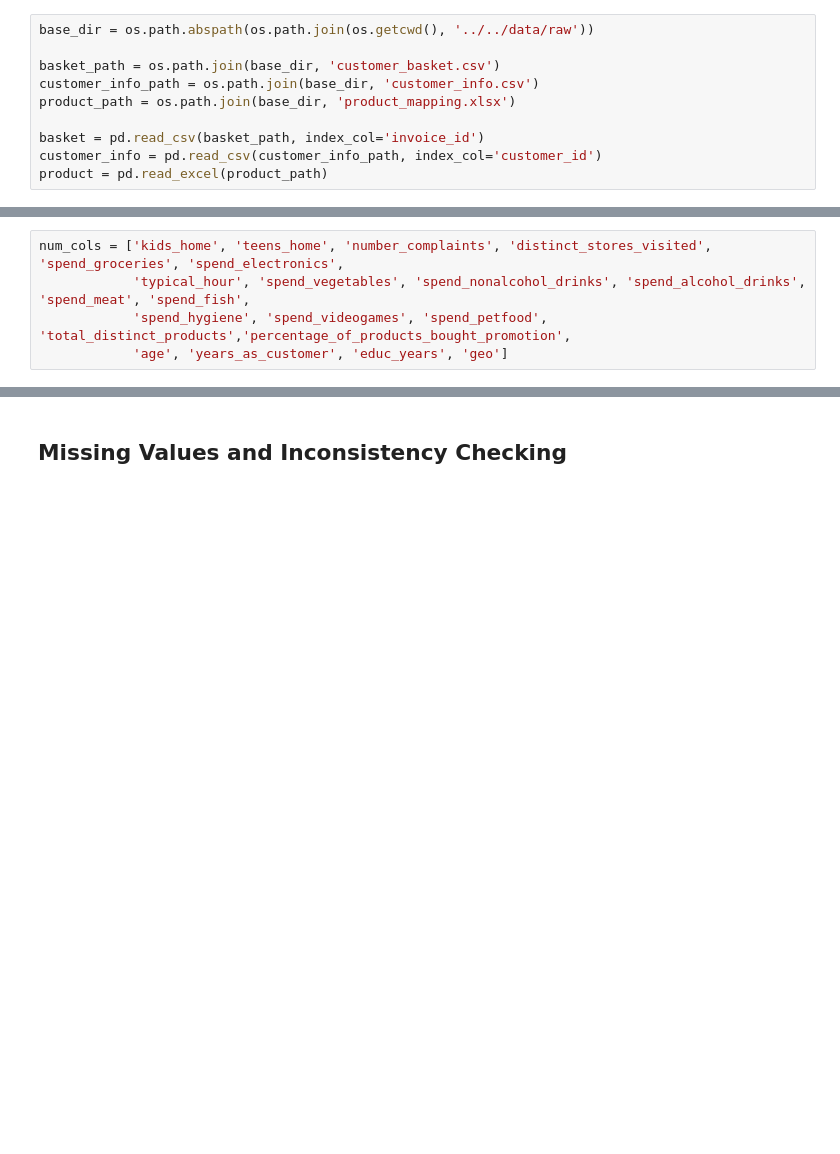
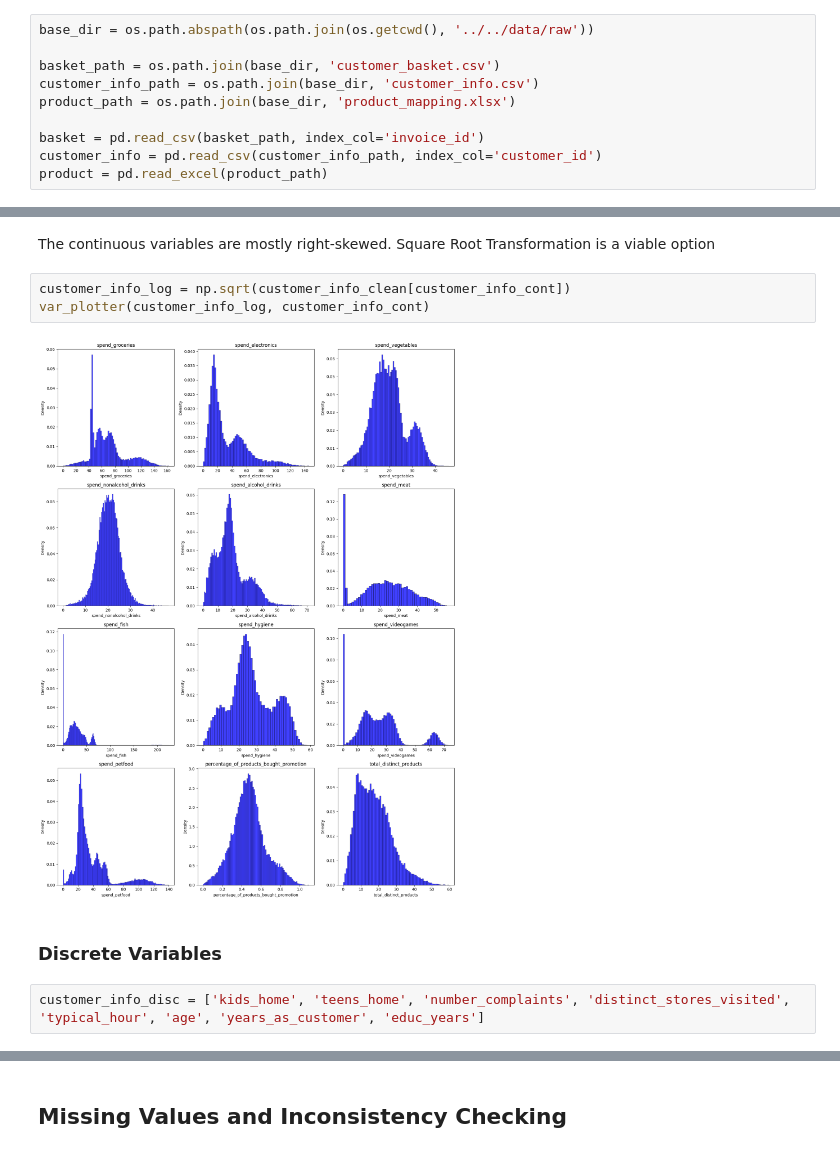
Before and after one commit to master-boda/Client-Segmentation-with-U-MAP-Embedding, a Jupyter notebook: src/preproc/eda.ipynb, the cells around one changed output, grey strips where cells are left out. Drawn from its saved outputs; the diff is of its cells as text; blank space fills up the shorter version.

```diff
--- a/src/preproc/eda.ipynb
+++ b/src/preproc/eda.ipynb
@@ -98,5 +47,11 @@ Necessary to apply scaling for KNN imputation and DBSCAN outlier detection to wo
+# %% [markdown]
+The continuous variables are mostly right-skewed. Square Root Transformation is a viable option
+# %%
+customer_info_log = np.sqrt(customer_info_clean[customer_info_cont])
+var_plotter(customer_info_log, customer_info_cont)
+# %% [output]
+[figure, added]
+# %% [markdown]
+### **Discrete Variables**
 # %%
-num_cols = ['kids_home', 'teens_home', 'number_complaints', 'distinct_stores_visited', 'spend_groceries', 'spend_electronics',
-            'typical_hour', 'spend_vegetables', 'spend_nonalcohol_drinks', 'spend_alcohol_drinks', 'spend_meat', 'spend_fish',
-            'spend_hygiene', 'spend_videogames', 'spend_petfood', 'total_distinct_products','percentage_of_products_bought_promotion',
-            'age', 'years_as_customer', 'educ_years', 'geo']
+customer_info_disc = ['kids_home', 'teens_home', 'number_complaints', 'distinct_stores_visited', 'typical_hour', 'age', 'years_as_customer', 'educ_years']
```
Also changed, not shown: parts of 27 cells of this notebook, 7 other files.
